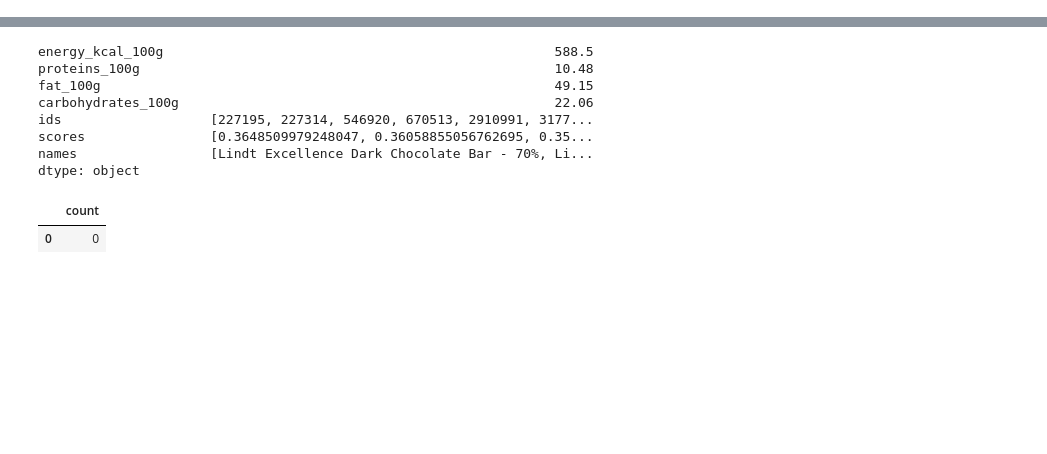
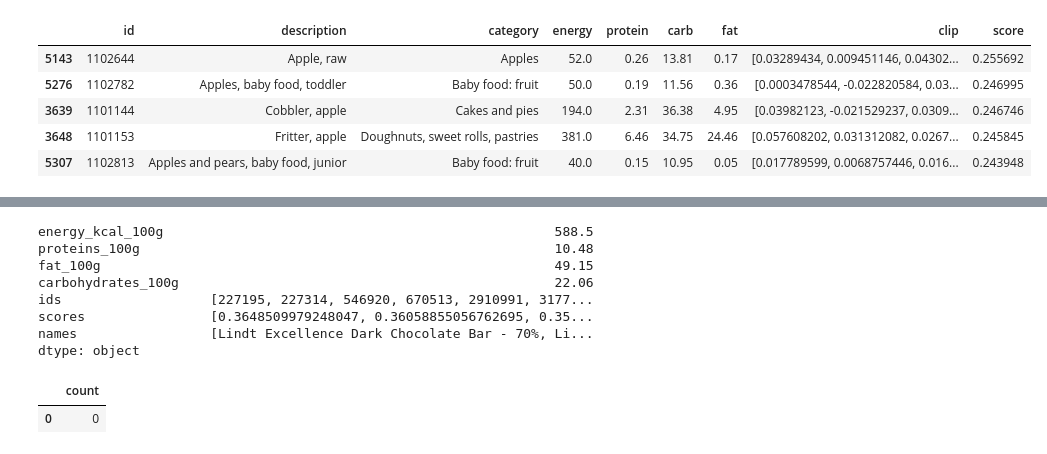
Before and after one commit to DmitriyG228/food, a Jupyter notebook: classfy_image.ipynb, the cells around one changed output, grey strips where cells are left out. Cells and saved outputs as stored; diff of their text form; code cells hidden in the pictures; blank space fills up the shorter version.

```diff
--- a/classfy_image.ipynb
+++ b/classfy_image.ipynb
@@ -61,0 +79,14 @@ url = 'https://cdn.shopify.com/s/files/1/0943/7472/products/12540011_0_640x640_b
+# %%
+cos = torch.nn.CosineSimilarity(dim=-1, eps=1e-6)
+foods = pd.read_sql('select * from foods',engine)
+clip = torch.Tensor(foods['clip']).cuda(2).type(torch.float16)
+foods['score'] = cos(clip, torch.Tensor(image_clip).cuda(2)).cpu().detach().numpy()
+truth = foods.sort_values('score',ascending=False).head(50)
+truth.head()
+# %% [output]
+|  | id | description | category | energy | protein | carb | fat | clip | score |
+| 5143 | 1102644 | Apple, raw | Apples | 52.0 | 0.26 | 13.81 | 0.17 | [0.03289434, 0.009451146, 0.04302... | 0.255692 |
+| 5276 | 1102782 | Apples, baby food, toddler | Baby food: fruit | 50.0 | 0.19 | 11.56 | 0.36 | [0.0003478544, -0.022820584, 0.03... | 0.246995 |
+| 3639 | 1101144 | Cobbler, apple | Cakes and pies | 194.0 | 2.31 | 36.38 | 4.95 | [0.03982123, -0.021529237, 0.0309... | 0.246746 |
+| 3648 | 1101153 | Fritter, apple | Doughnuts, sweet rolls, pastries | 381.0 | 6.46 | 34.75 | 24.46 | [0.057608202, 0.031312082, 0.0267... | 0.245845 |
+| 5307 | 1102813 | Apples and pears, baby food, junior | Baby food: fruit | 40.0 | 0.15 | 10.95 | 0.05 | [0.017789599, 0.0068757446, 0.016... | 0.243948 |
```
Also changed, not shown: parts of 13 cells of this notebook, 18 other files.
